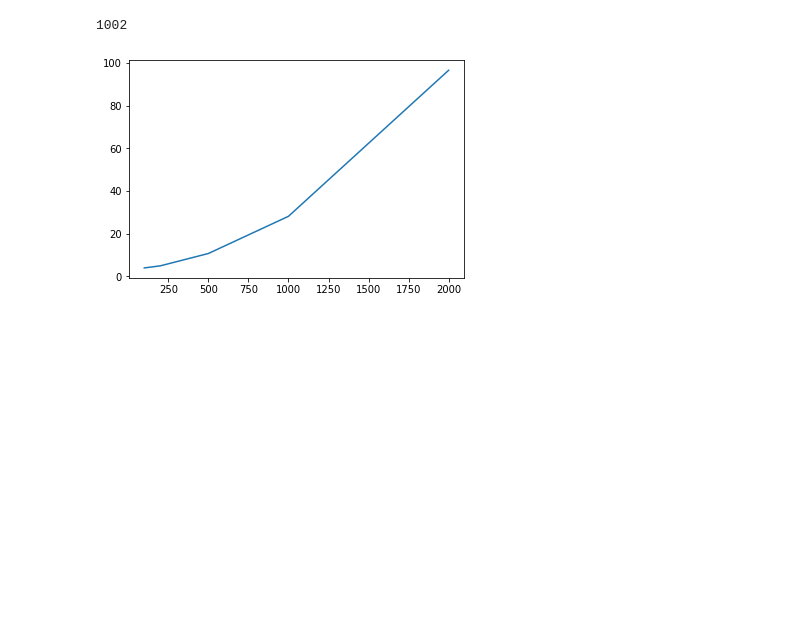
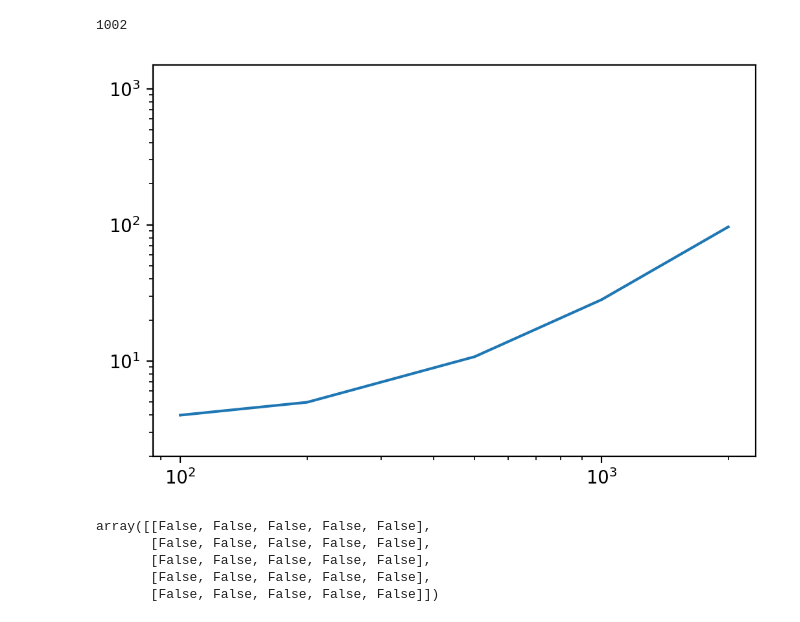
Before and after one commit to fitzgeraldja/dsbmm-bp, a Jupyter notebook: notebooks/basics.ipynb, the cells around one changed output. Cells and saved outputs as stored; diff of their text form; code cells hidden in the pictures; blank space fills up the shorter version.

```diff
--- a/notebooks/basics.ipynb
+++ b/notebooks/basics.ipynb
@@ -326,11 +339,31 @@ test_nb_sparse[0].values.sum()
 1002
 # %%
 import matplotlib.pyplot as plt
+
 Ns = [100, 200, 500, 1000, 2000]
-times = [ 3.99779508,  4.97144271, 10.74960744, 28.17204154, 96.59023686]
-plt.plot(Ns,times)
-# plt.xscale('log')
-# plt.yscale('log')
+times = [3.99779508, 4.97144271, 10.74960744, 28.17204154, 96.59023686]
+fig,ax = plt.subplots(dpi=200)
+plt.plot(Ns, times)
+plt.xscale('log')
+plt.yscale('log')
+plt.ylim([2,1500])
+# plt.axis('off')
 plt.show()
 # %% [output]
-[figure, old version]
+[figure, new version]
+# %%
+from numba.types import bool_
+
+
+@njit
+def make_bool_zeros():
+    return np.zeros((5, 5), dtype=bool_)
+
+
+make_bool_zeros()
+# %% [output]
+array([[False, False, False, False, False],
+       [False, False, False, False, False],
+       [False, False, False, False, False],
+       [False, False, False, False, False],
+       [False, False, False, False, False]])
```
Also changed, not shown: parts of 13 cells of this notebook, 10 other files.
